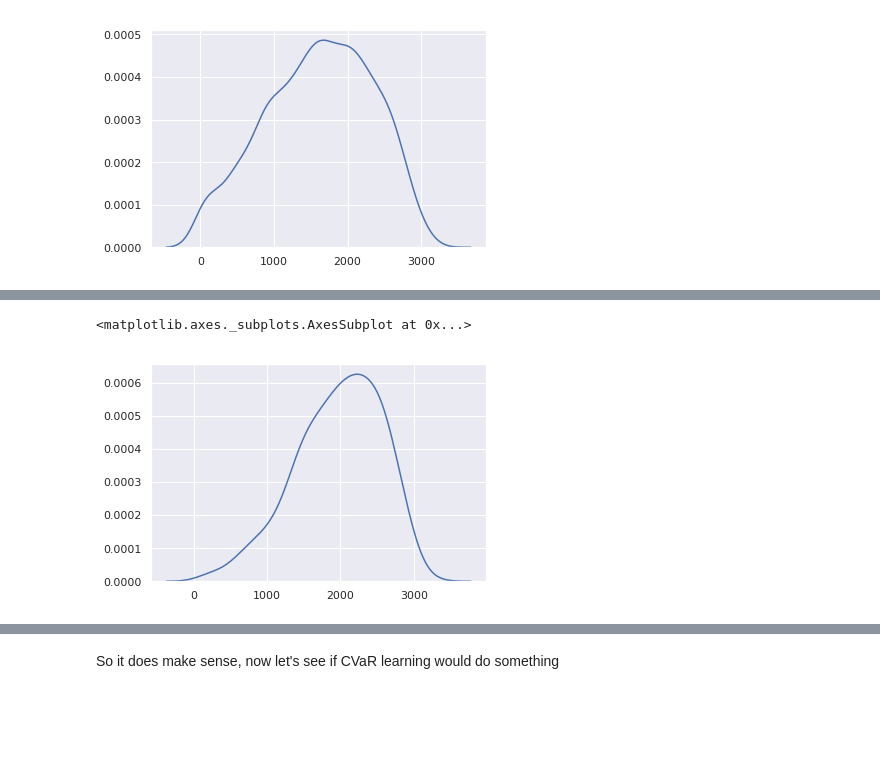
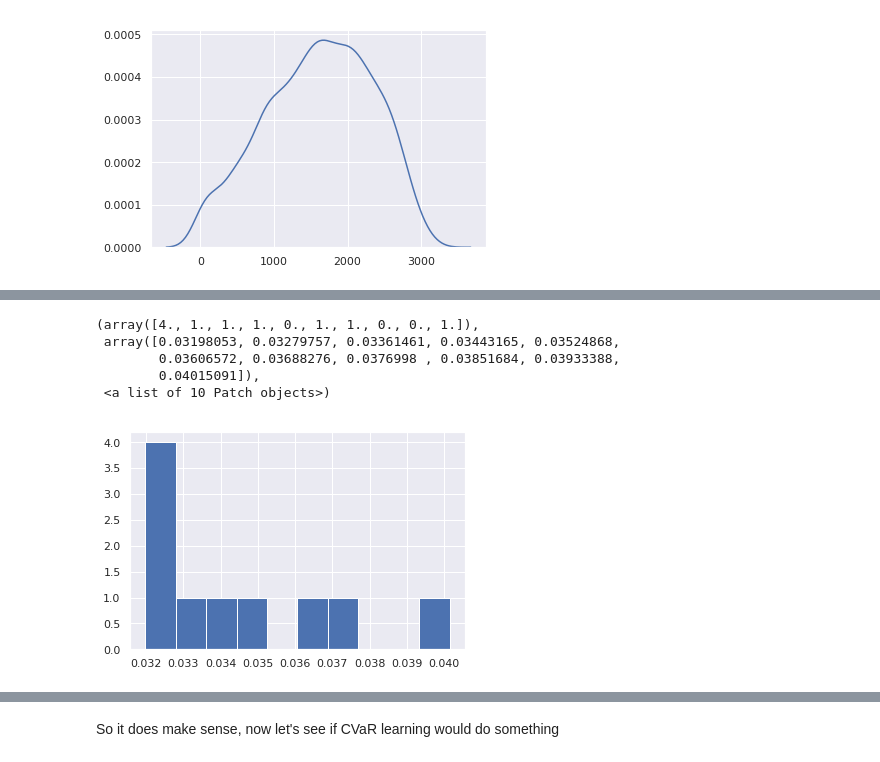
Before and after one commit to Rkeramati/cvar, a Jupyter notebook: hiv/Untitled.ipynb, the cells around one changed output, grey strips where cells are left out. Cells and saved outputs as stored; diff of their text form; code cells hidden in the pictures; blank space fills up the shorter version.

```diff
--- a/hiv/Untitled.ipynb
+++ b/hiv/Untitled.ipynb
@@ -472,5 +491,13 @@ INFO:tensorflow:Restoring parameters from results/st3_exp_arch1.ckpt
-# %%
-sns.kdeplot(tot_return)
-# %% [output]
-<matplotlib.axes._subplots.AxesSubplot at 0x...>
-[figure, removed]
+# %%
+#Bad_retunr = tot_return
+#Good_Return = tot_return
+plt.hist(tot_return)
+#plt.figure()
+#sns.kdeplot(Good_Return)
+# %% [output]
+(array([4., 1., 1., 1., 0., 1., 1., 0., 0., 1.]),
+ array([0.03198053, 0.03279757, 0.03361461, 0.03443165, 0.03524868,
+        0.03606572, 0.03688276, 0.0376998 , 0.03851684, 0.03933388,
+        0.04015091]),
+ <a list of 10 Patch objects>)
+[figure, added]
```
Also changed, not shown: parts of 11 cells of this notebook, 12 other files.
